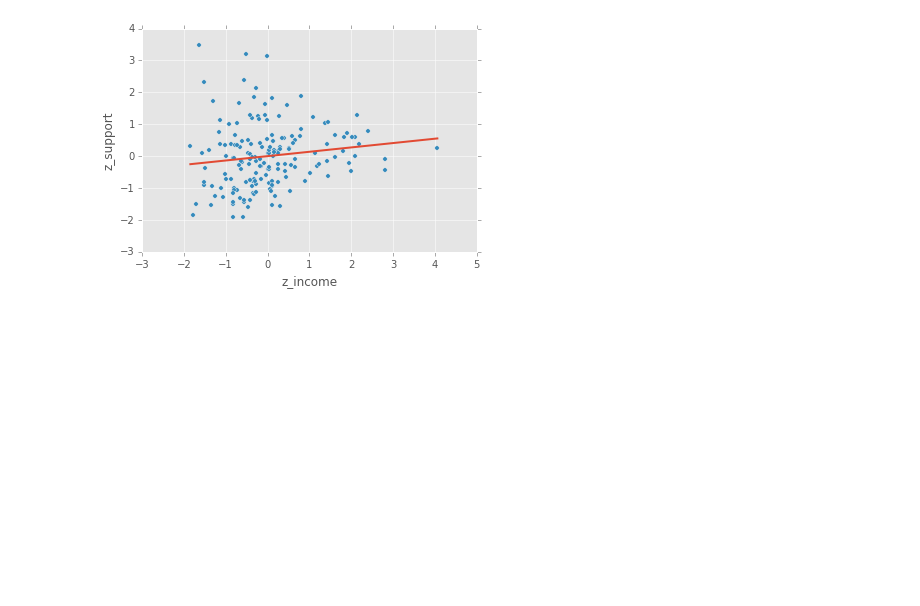
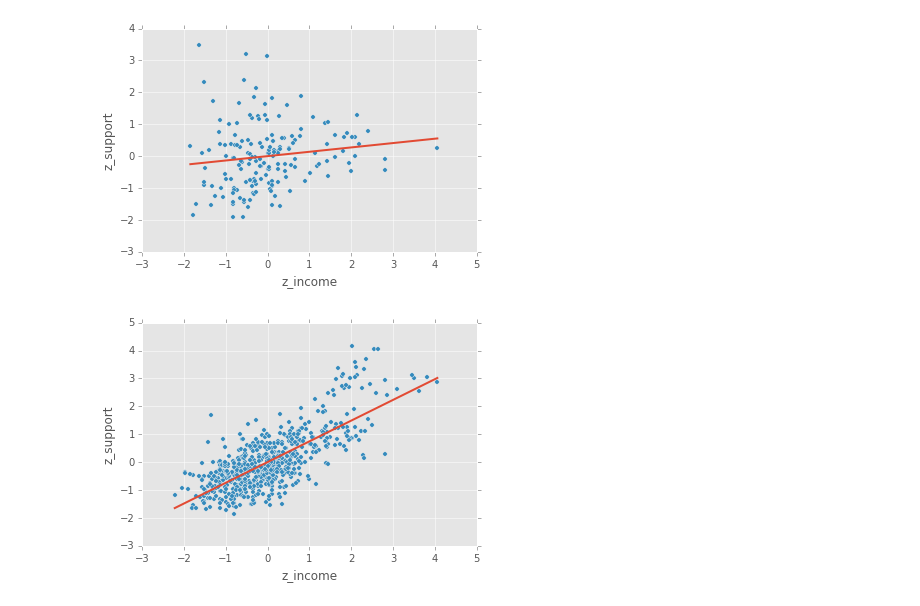
Before and after one commit to ciyer/election-ch, a Jupyter notebook: Income-Analysis.ipynb, the cells around one changed output. Drawn from its saved outputs; the diff is of its cells as text; code cells hidden in the pictures; blank space fills up the shorter version.

Commit message:
Added analysis irrespective of year

```diff
--- a/Income-Analysis.ipynb
+++ b/Income-Analysis.ipynb
@@ -107,3 +107,19 @@ plot_relationship_for_year('SVP', 2011)
 plot_relationship_for_year('CVP', 2011)
 # %% [output]
 [figure]
+# %%
+def plot_relationship(party):
+    # Get the data for the party/year
+    data = df.groupby('party_name').get_group(party)
+    # Create a model
+    lm = smf.ols(formula='z_support ~ z_income', data=data).fit()
+    preds_input = pd.DataFrame({'z_income': [data.z_income.min(), data.z_income.max()]})
+    preds = lm.predict(preds_input)
+    # Plot the data
+    data.plot(x='z_income', y='z_support', kind='scatter')
+    # Plot the model
+    plt.plot(preds_input, preds, c='red', linewidth=2)
+# %%
+plot_relationship('FDP')
+# %% [output]
+[figure, added]
```
Also changed, not shown: parts of 3 cells of this notebook.
